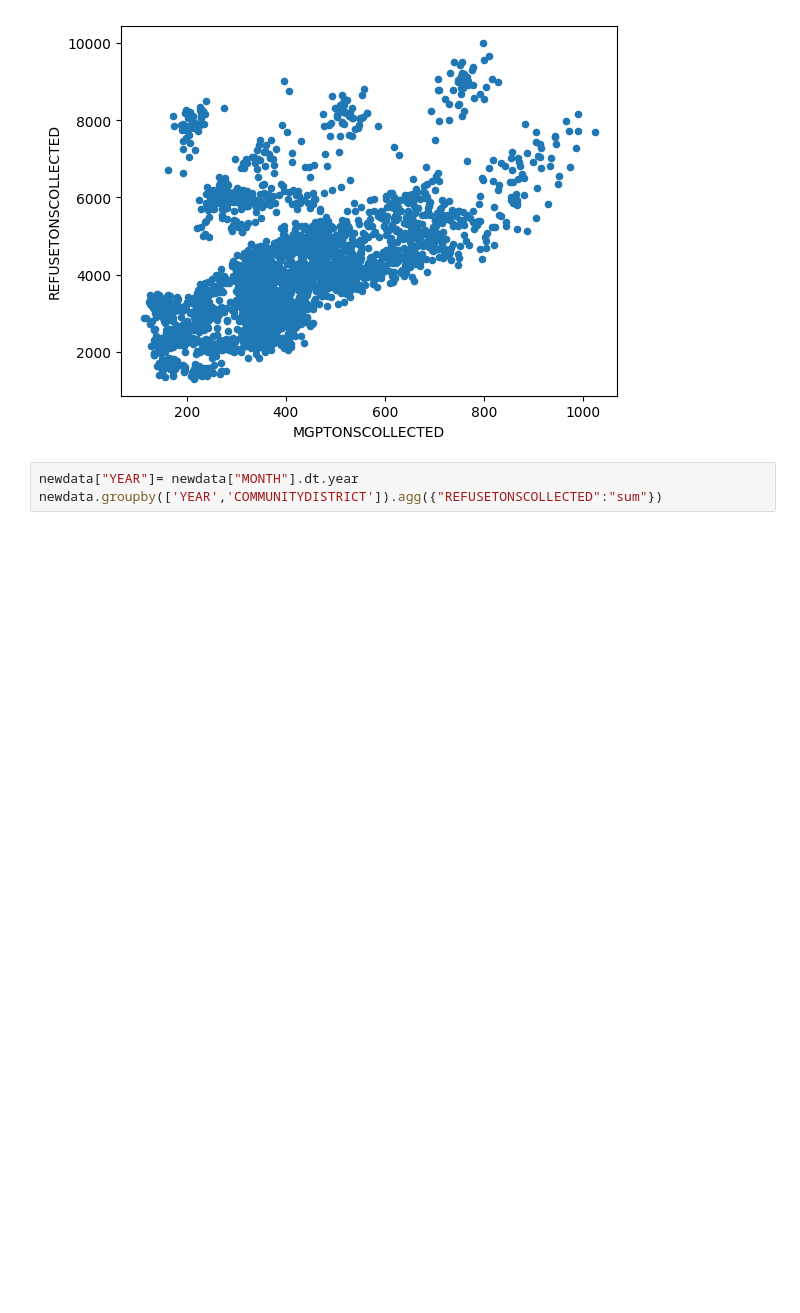
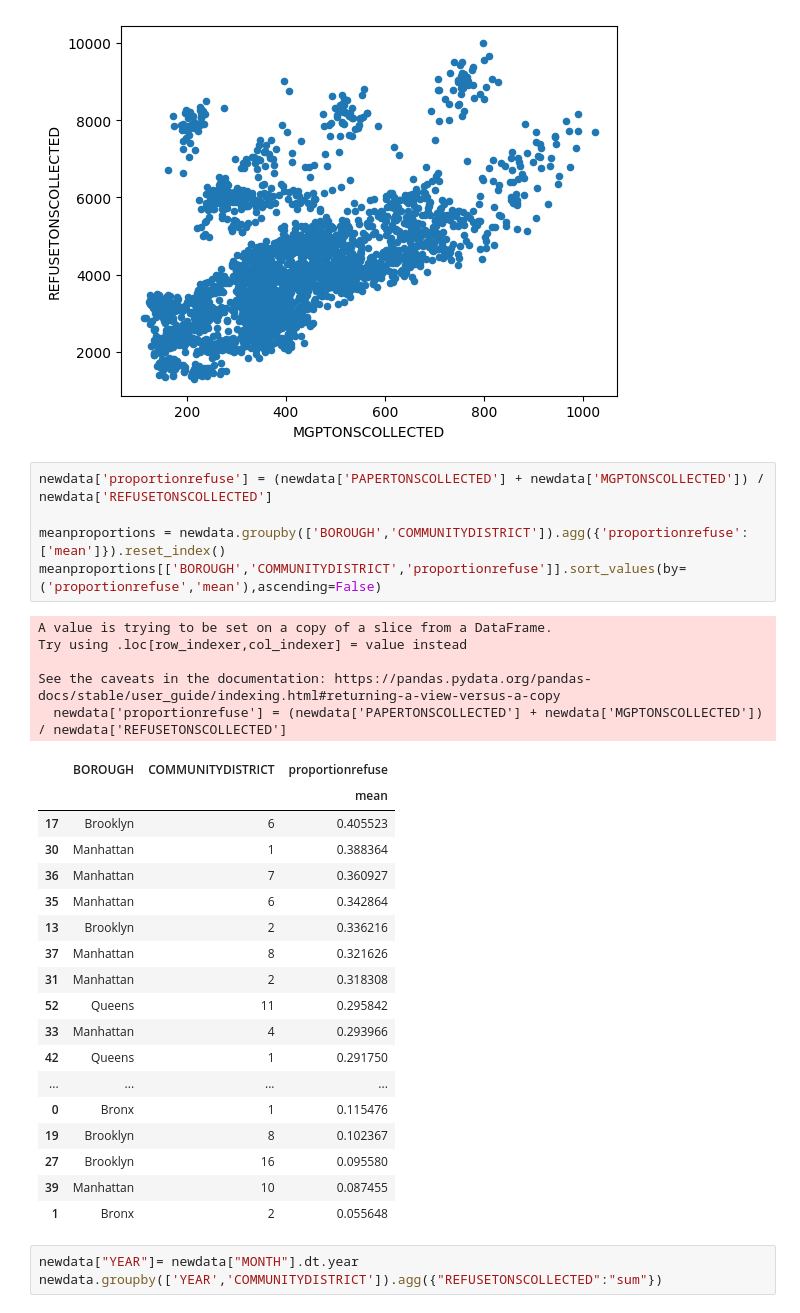
Before and after one commit to Commit-Thomas/DSNY_Analysis, a Jupyter notebook: notebooks/01_eda.ipynb, the cells around one changed output. Saved outputs shown, nothing was run; the diff lists cells and outputs as text; blank space fills up the shorter version.

```diff
--- a/notebooks/01_eda.ipynb
+++ b/notebooks/01_eda.ipynb
@@ -70,6 +70,35 @@ display(newdata.plot(kind='scatter',x='MGPTONSCOLLECTED',y='REFUSETONSCOLLECTED'
 <Axes: xlabel='MGPTONSCOLLECTED', ylabel='REFUSETONSCOLLECTED'>
 [figure]
 [figure]
+# %%
+newdata['proportionrefuse'] = (newdata['PAPERTONSCOLLECTED'] + newdata['MGPTONSCOLLECTED']) / newdata['REFUSETONSCOLLECTED']
+
+meanproportions = newdata.groupby(['BOROUGH','COMMUNITYDISTRICT']).agg({'proportionrefuse':['mean']}).reset_index()
+meanproportions[['BOROUGH','COMMUNITYDISTRICT','proportionrefuse']].sort_values(by=('proportionrefuse','mean'),ascending=False)
+# %% [output]
+A value is trying to be set on a copy of a slice from a DataFrame.
+Try using .loc[row_indexer,col_indexer] = value instead
+
+See the caveats in the documentation: https://pandas.pydata.org/pandas-docs/stable/user_guide/indexing.html#returning-a-view-versus-a-copy
+  newdata['proportionrefuse'] = (newdata['PAPERTONSCOLLECTED'] + newdata['MGPTONSCOLLECTED']) / newdata['REFUSETONSCOLLECTED']
+|  | BOROUGH | COMMUNITYDISTRICT | proportionrefuse |
+|  |  |  | mean |
+| 17 | Brooklyn | 6 | 0.405523 |
+| 30 | Manhattan | 1 | 0.388364 |
+| 36 | Manhattan | 7 | 0.360927 |
+| 35 | Manhattan | 6 | 0.342864 |
+| 13 | Brooklyn | 2 | 0.336216 |
+| 37 | Manhattan | 8 | 0.321626 |
+| 31 | Manhattan | 2 | 0.318308 |
+| 52 | Queens | 11 | 0.295842 |
+| 33 | Manhattan | 4 | 0.293966 |
+| 42 | Queens | 1 | 0.291750 |
+| ... | ... | ... | ... |
+| 0 | Bronx | 1 | 0.115476 |
+| 19 | Brooklyn | 8 | 0.102367 |
+| 27 | Brooklyn | 16 | 0.095580 |
+| 39 | Manhattan | 10 | 0.087455 |
+| 1 | Bronx | 2 | 0.055648 |
 # %%
 newdata["YEAR"]= newdata["MONTH"].dt.year
 newdata.groupby(['YEAR','COMMUNITYDISTRICT']).agg({"REFUSETONSCOLLECTED":"sum"})
```
Also changed, not shown: parts of 4 cells of this notebook.
